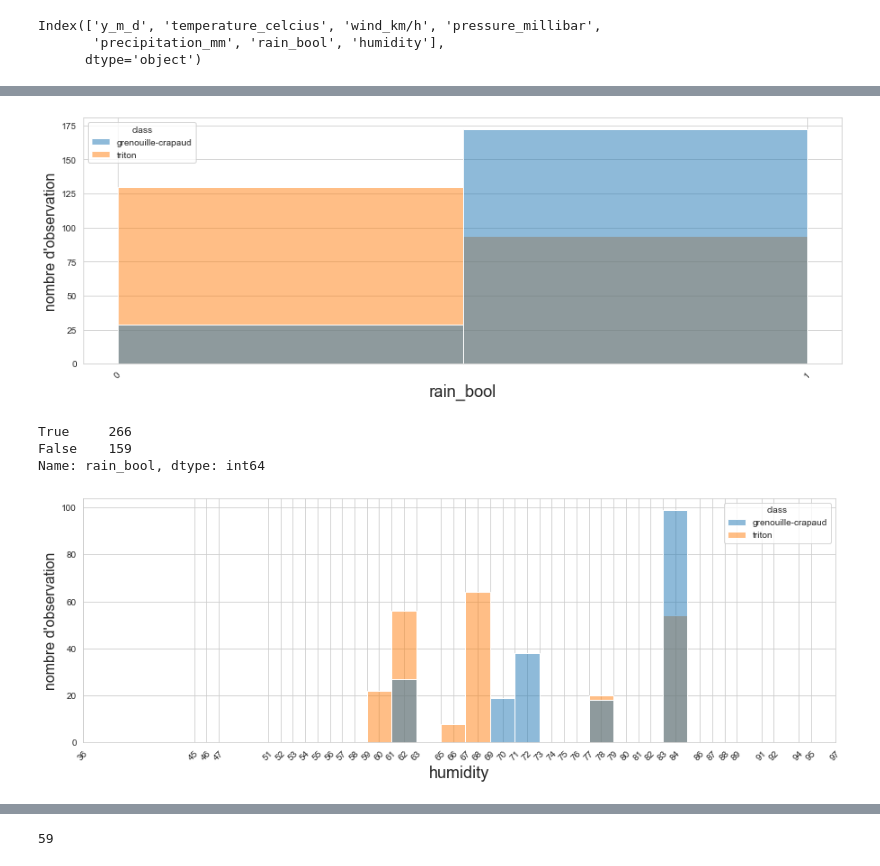
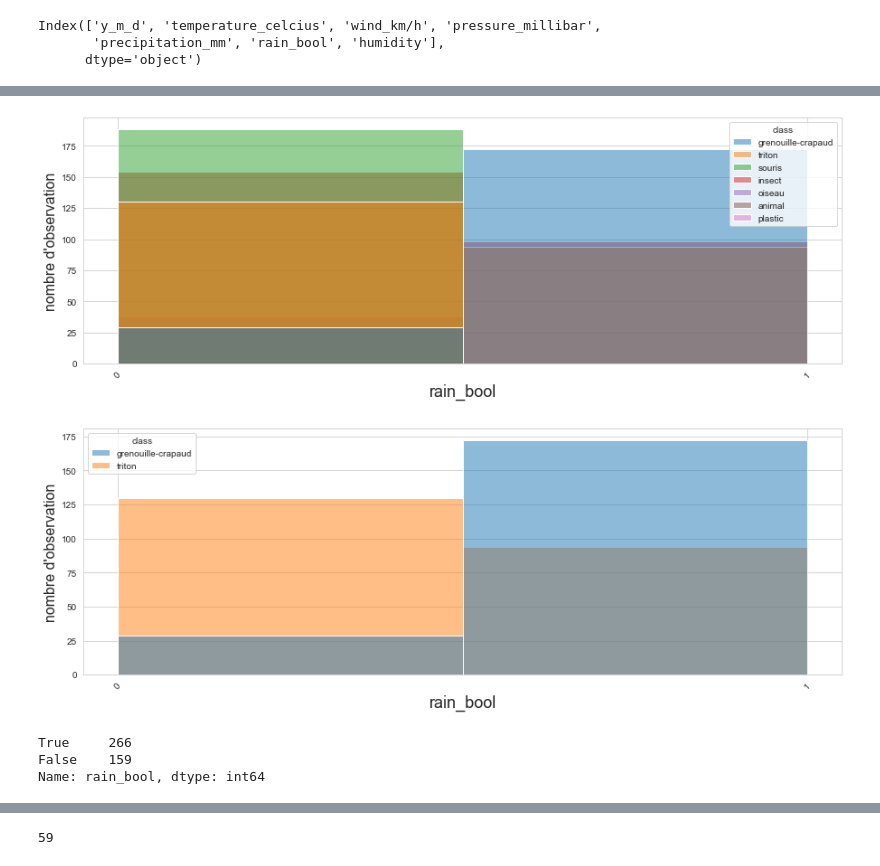
Before and after one commit to student-GML/crapauduc, a Jupyter notebook: notebooks/exploratory_analysis.ipynb, the cells around one changed output, grey strips where cells are left out. Drawn from its saved outputs; the diff is of its cells as text; code cells hidden in the pictures.

```diff
--- a/notebooks/exploratory_analysis.ipynb
+++ b/notebooks/exploratory_analysis.ipynb
@@ -406,15 +443,26 @@ for col in ['temperature_celcius', 'wind_km/h']:
-# %%
-# Histogramme de nombre d'animaux (grenouille/crapaud/triton) captés en fonction de météo
-
-plt.figure(figsize=(15,5))
-
-sns.histplot(data=df_join, x='rain_bool', hue='class', binwidth=0.5)
-plt.xticks(df_meteo['rain_bool'].unique(), rotation=45)
-
-plt.xlabel('rain_bool', fontsize=18)
-plt.ylabel('nombre d\'observation', fontsize=16)
-
-plt.show()
-# %% [output]
-[figure, removed]
+# %%
+# Histogramme de nombre d'animaux (grenouille/crapaud/triton) captés en fonction de s'il pleut - sans les feuilles
+
+# Plot de l'ensemble des données
+plt.figure(figsize=(15,5))
+
+sns.histplot(data=df_join_all[~(df_join_all['class'] == 'feuille')], x='rain_bool', hue='class', binwidth=0.5)
+plt.xticks(df_meteo['rain_bool'].unique(), rotation=45)
+
+plt.xlabel('rain_bool', fontsize=18)
+plt.ylabel('nombre d\'observation', fontsize=16)
+
+# Plot des données avec exclusivement crapaud/grenouille et/ou triton
+plt.figure(figsize=(15,5))
+
+sns.histplot(data=df_join_activated, x='rain_bool', hue='class', binwidth=0.5)
+plt.xticks(df_meteo['rain_bool'].unique(), rotation=45)
+
+plt.xlabel('rain_bool', fontsize=18)
+plt.ylabel('nombre d\'observation', fontsize=16)
+
+plt.show()
+# %% [output]
+[figure, added]
+[figure, added]
 # %%
@@ -423,17 +471,3 @@ df_join['rain_bool'].value_counts()
 True     266
 False    159
 Name: rain_bool, dtype: int64
-# %%
-# Histogramme de nombre d'animaux (grenouille/crapaud/triton) captés en fonction de humidity
-
-plt.figure(figsize=(15,5))
-
-sns.histplot(data=df_join, x='humidity', hue='class', binwidth=2)
-plt.xticks(df_meteo['humidity'].unique(), rotation=45)
-
-plt.xlabel('humidity', fontsize=18)
-plt.ylabel('nombre d\'observation', fontsize=16)
-
-plt.show()
-# %% [output]
-[figure, removed]
```
Also changed, not shown: parts of 25 cells of this notebook.
